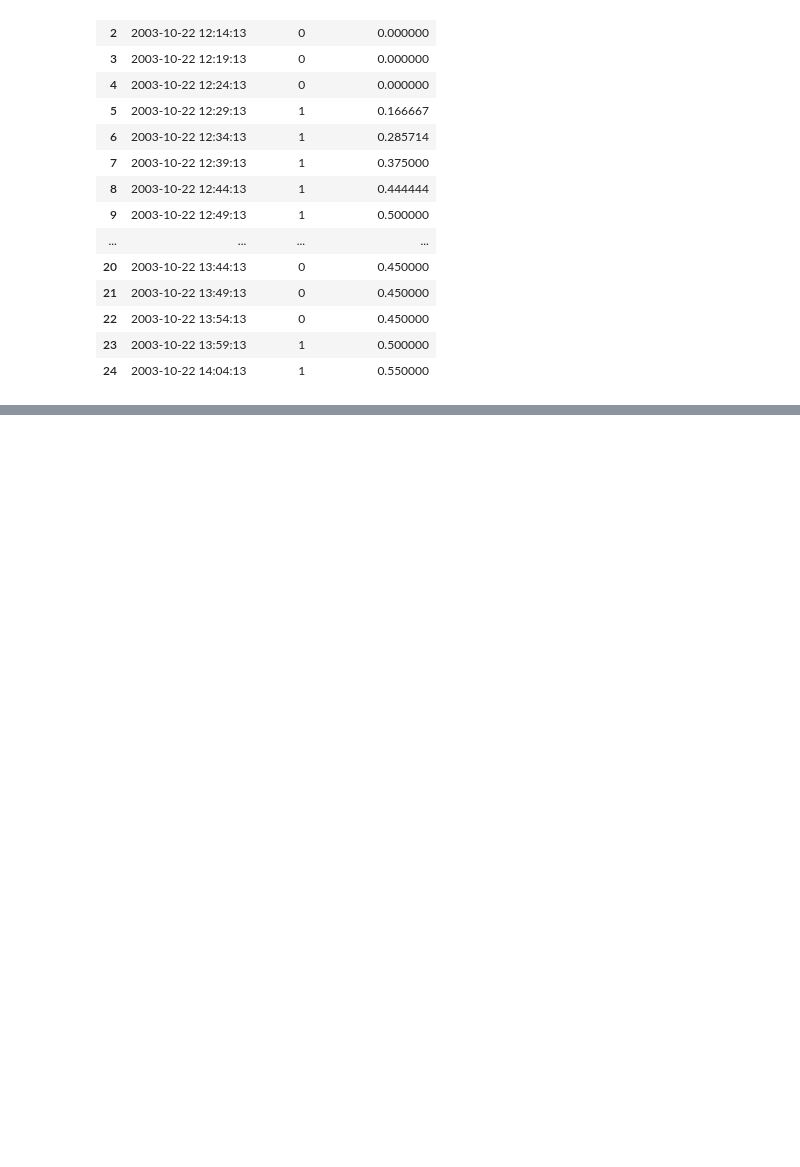
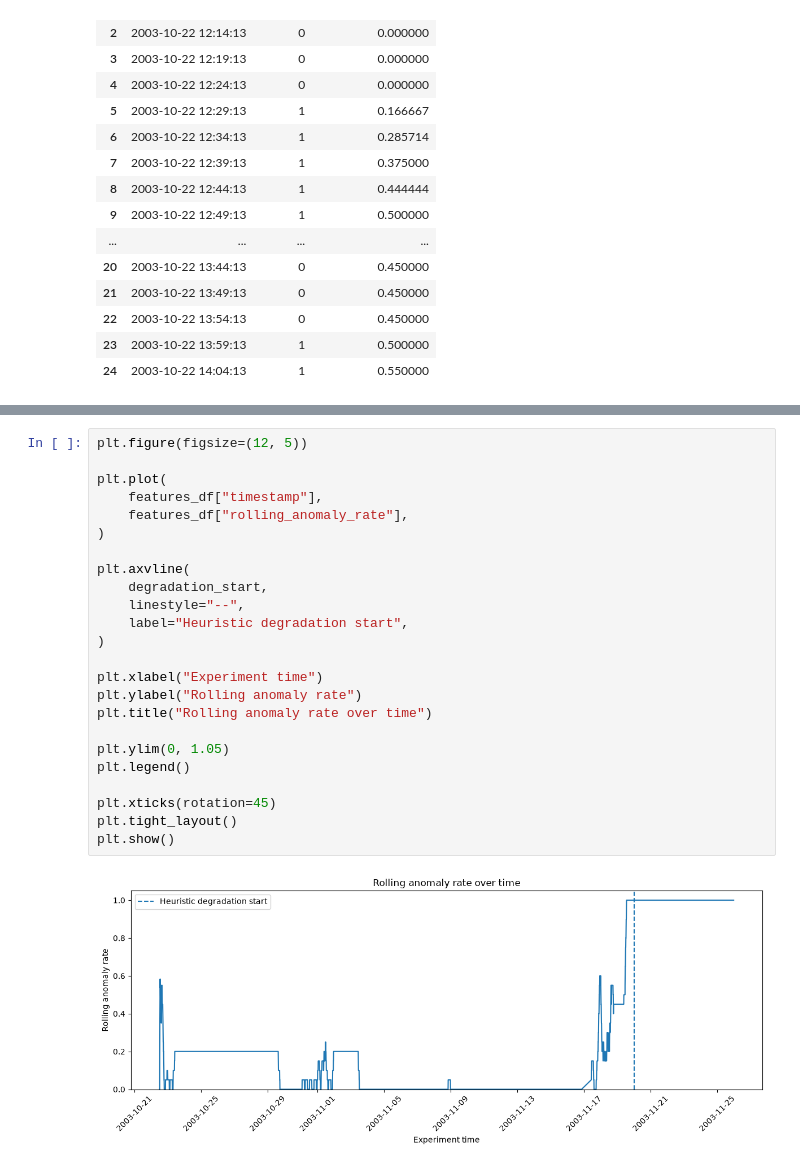
Before and after one commit to amedeone03/machineguard, a Jupyter notebook: notebooks/02_feature_analysis.ipynb, the cells around one changed output, grey strips where cells are left out. Drawn from its saved outputs; the diff is of its cells as text; blank space fills up the shorter version.

Commit message:
finished anomaly baseline

```diff
--- a/notebooks/02_feature_analysis.ipynb
+++ b/notebooks/02_feature_analysis.ipynb
@@ -732,0 +743,26 @@ features_df[
+# %%
+plt.figure(figsize=(12, 5))
+
+plt.plot(
+    features_df["timestamp"],
+    features_df["rolling_anomaly_rate"],
+)
+
+plt.axvline(
+    degradation_start,
+    linestyle="--",
+    label="Heuristic degradation start",
+)
+
+plt.xlabel("Experiment time")
+plt.ylabel("Rolling anomaly rate")
+plt.title("Rolling anomaly rate over time")
+
+plt.ylim(0, 1.05)
+plt.legend()
+
+plt.xticks(rotation=45)
+plt.tight_layout()
+plt.show()
+# %% [output]
+[figure, added]
```
Also changed, not shown: parts of 10 cells of this notebook.
